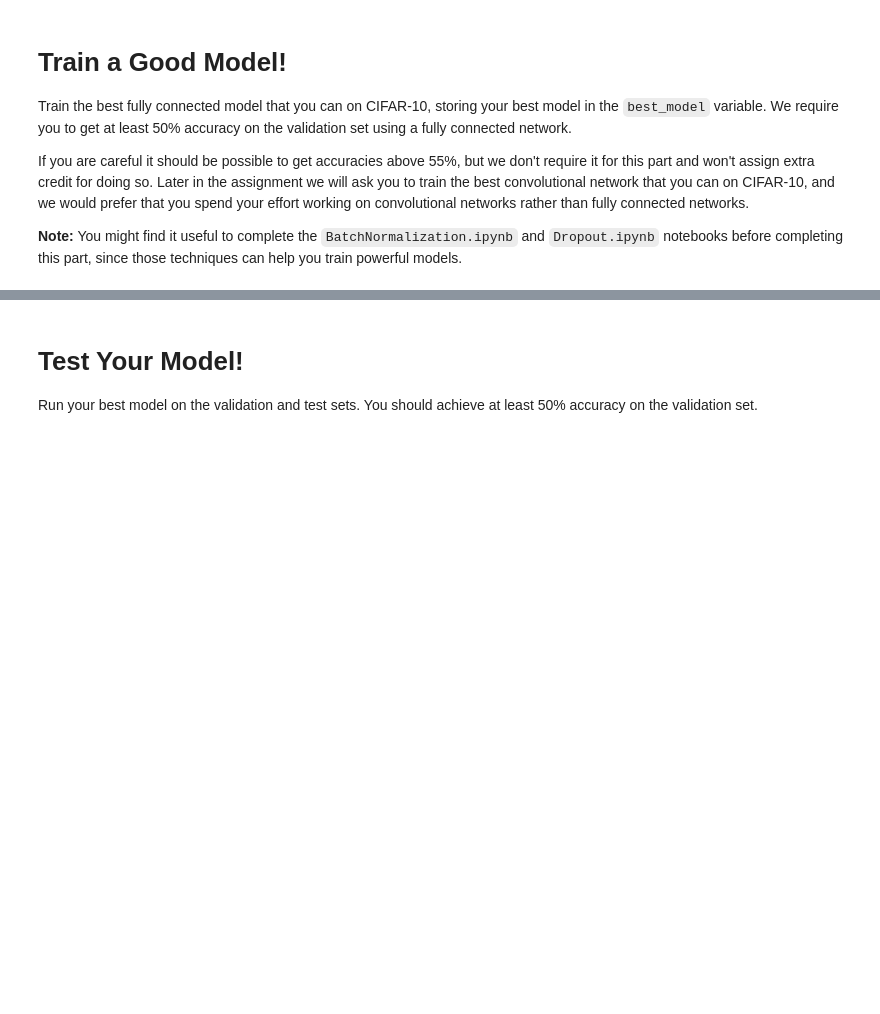
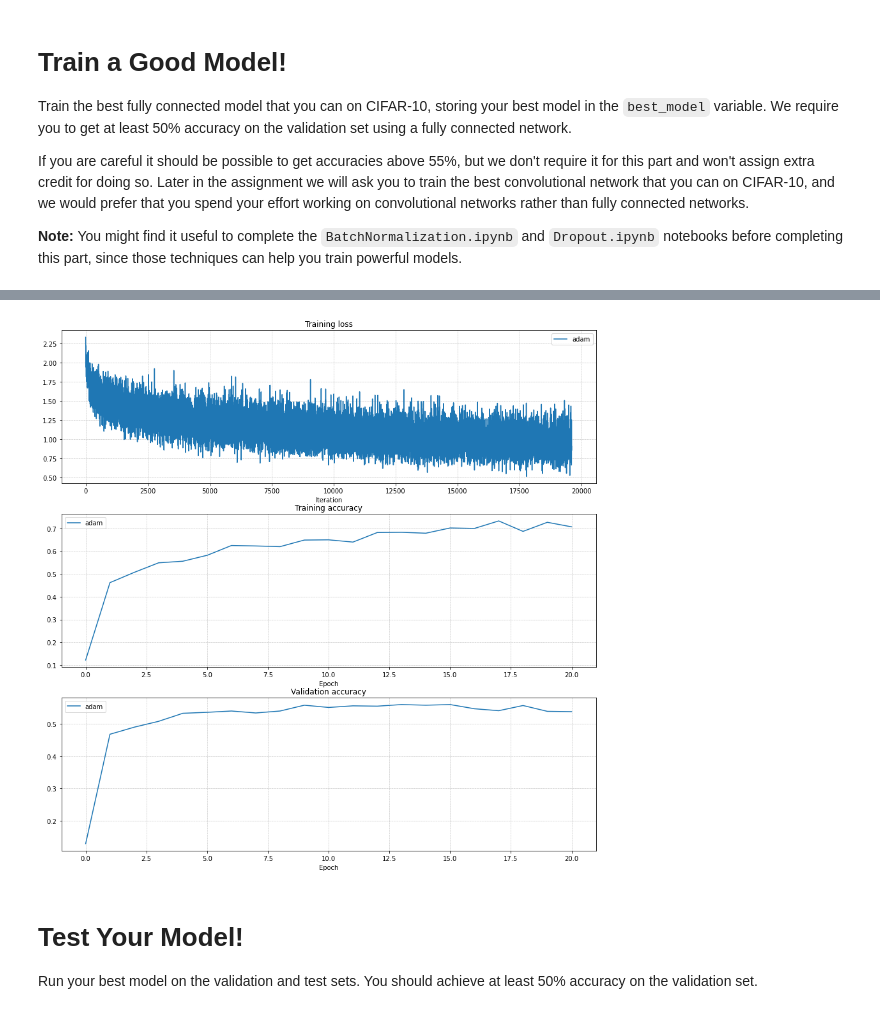
Before and after one commit to nadavge/cs231n-assignment-02, a Jupyter notebook: FullyConnectedNets.ipynb, the cells around one changed output, grey strips where cells are left out. Cells and saved outputs as stored; diff of their text form; code cells hidden in the pictures; blank space fills up the shorter version.

Commit message:
Add best model for FCNN

```diff
--- a/FullyConnectedNets.ipynb
+++ b/FullyConnectedNets.ipynb
@@ -509,9 +509,49 @@ best_model = None
 ################################################################################
 # *****START OF YOUR CODE (DO NOT DELETE/MODIFY THIS LINE)*****
 
-pass
+learning_rate = 1e-3
+update_rule = 'adam'
+print(f'Running with {update_rule} with lr = {learning_rate}')
+model = FullyConnectedNet(
+    [100, 100],
+    weight_scale=5e-2,
+    reg=1e-5,
+    normalization='batchnorm'
+)
+
+solver = Solver(
+    model,
+    data,
+    num_epochs=20,
+    batch_size=50,
+    update_rule=update_rule,
+    optim_config={'learning_rate': learning_rate},
+    verbose=True
+)
+solver.train()
+print()
+
+fig, axes = plt.subplots(3, 1, figsize=(15, 15))
+
+axes[0].set_title('Training loss')
+axes[0].set_xlabel('Iteration')
+axes[1].set_title('Training accuracy')
+axes[1].set_xlabel('Epoch')
+axes[2].set_title('Validation accuracy')
+axes[2].set_xlabel('Epoch')
+
+axes[0].plot(solver.loss_history, label=f"{update_rule}")
+axes[1].plot(solver.train_acc_history, label=f"{update_rule}")
+axes[2].plot(solver.val_acc_history, label=f"{update_rule}")
+
+for ax in axes:
+    ax.legend(loc='best', ncol=4)
+    ax.grid(linestyle='--', linewidth=0.5)
+
+plt.show()
 
 # *****END OF YOUR CODE (DO NOT DELETE/MODIFY THIS LINE)*****
 ################################################################################
 #                              END OF YOUR CODE                                #
 ################################################################################
+# %% [output]
@@ -517,0 +575 @@ pass
+[figure, added]
```
Also changed, not shown: parts of 4 cells of this notebook, 2 other files.
